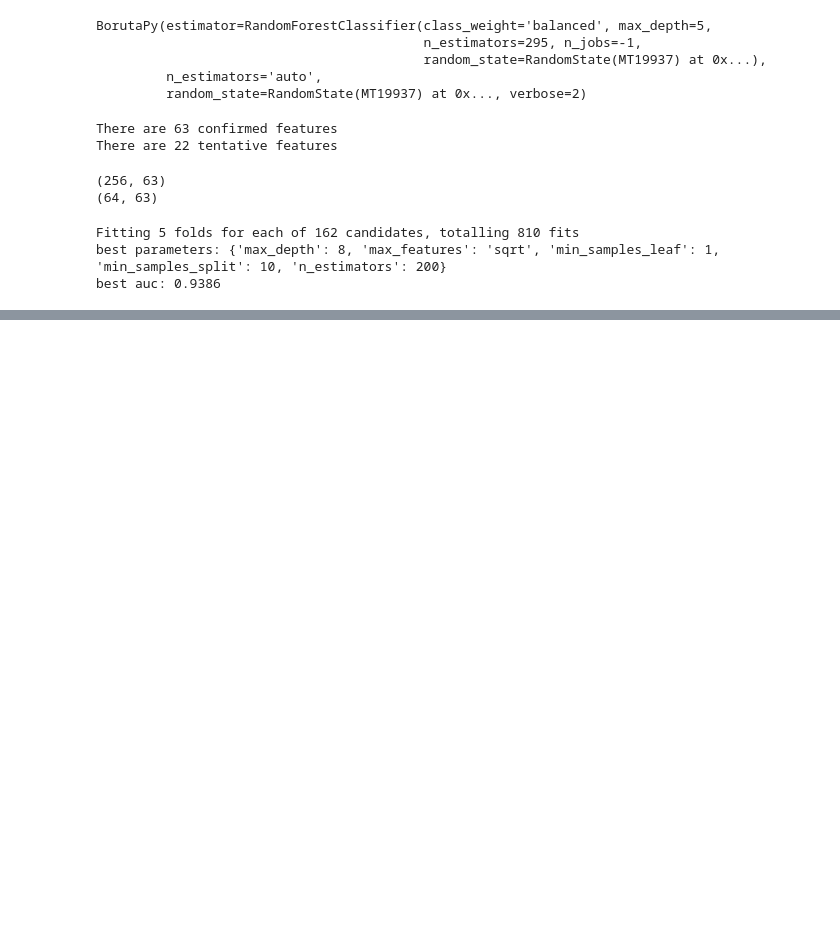
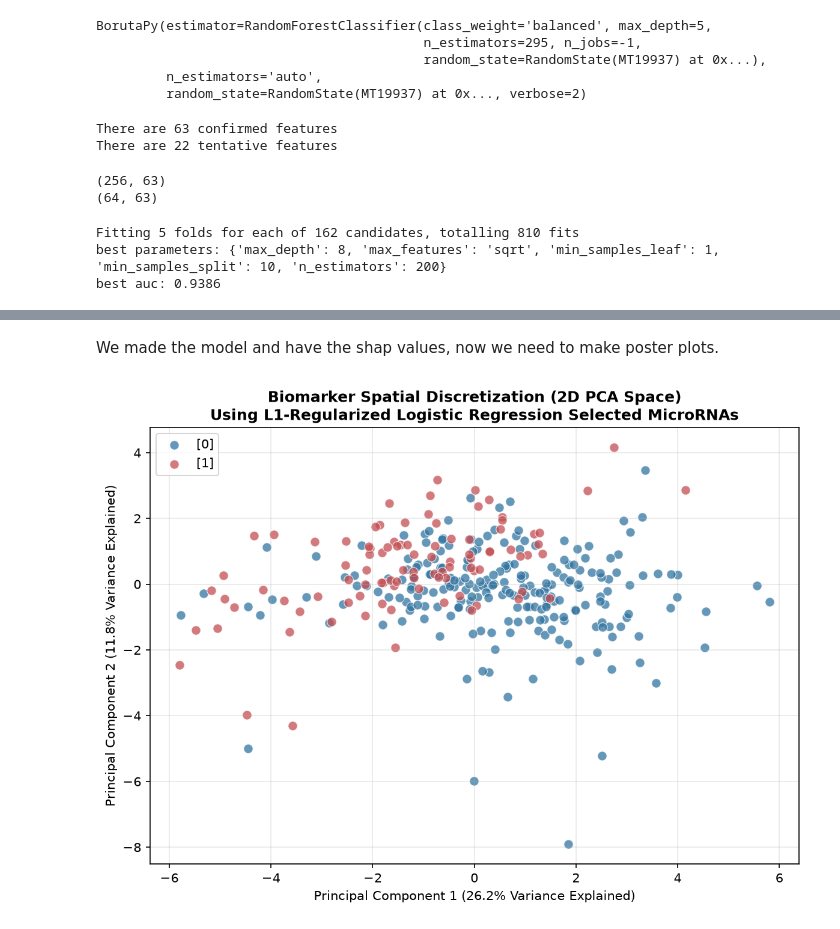
Before and after one commit to DrivingStork3952/glassbox-mirna-pd-biomarkers, a Jupyter notebook: src/03_model_training.ipynb, the cells around one changed output, grey strips where cells are left out. Cells and saved outputs as stored; diff of their text form; code cells hidden in the pictures; blank space fills up the shorter version.

```diff
--- a/src/03_model_training.ipynb
+++ b/src/03_model_training.ipynb
@@ -223,0 +481,28 @@ best auc: 0.9386
+# %% [markdown]
+We made the model and have the shap values, now we need to make poster plots.
+# %%
+#pca biomarker space plot
+X_all_pca_input = pd.concat([X_train_scaled[selected_mirnas], X_test_scaled[selected_mirnas]])
+y_all = np.concatenate([y_train, y_test])
+
+pca = PCA(n_components=2, random_state=42)
+X_pca = pca.fit_transform(X_all_pca_input)
+var_exp = pca.explained_variance_ratio_ * 100
+
+fig, ax = plt.subplots(figsize=(8, 6), dpi=150)
+colors, labels = {0: '#3274A1', 1: '#C44E52'}, {0: 'Healthy Control', 1: "Parkinson's Disease"}
+for cls in [0, 1]:
+    mask = y_all == cls
+    ax.scatter(X_pca[mask,0], X_pca[mask,1], c=colors[cls], label=[cls],
+        alpha=0.75, s=55, edgecolors='white', linewidths=0.6)
+
+ax.set_xlabel(f"Principal Component 1 ({var_exp[0]:.1f}% Variance Explained)")
+ax.set_ylabel(f"Principal Component 2 ({var_exp[1]:.1f}% Variance Explained)")
+ax.set_title('Biomarker Spatial Discretization (2D PCA Space)\nUsing L1-Regularized Logistic Regression Selected MicroRNAs', fontweight='bold')#fancy title
+ax.legend(loc='upper left')
+ax.grid(True, alpha=0.3)
+plt.tight_layout()
+plt.savefig('pca_biomarker_space.png', dpi=150, bbox_inches = 'tight')
+plt.show()
+# %% [output]
+[figure, added]
```
Also changed, not shown: parts of 22 cells of this notebook, 3 other files.
